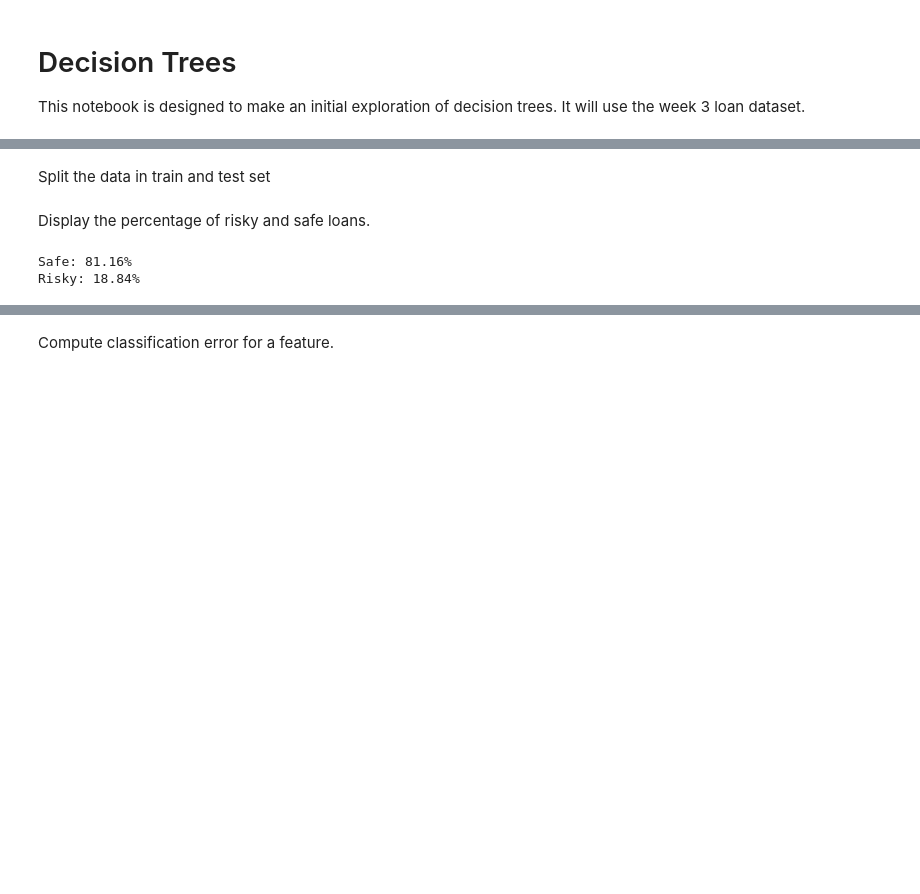
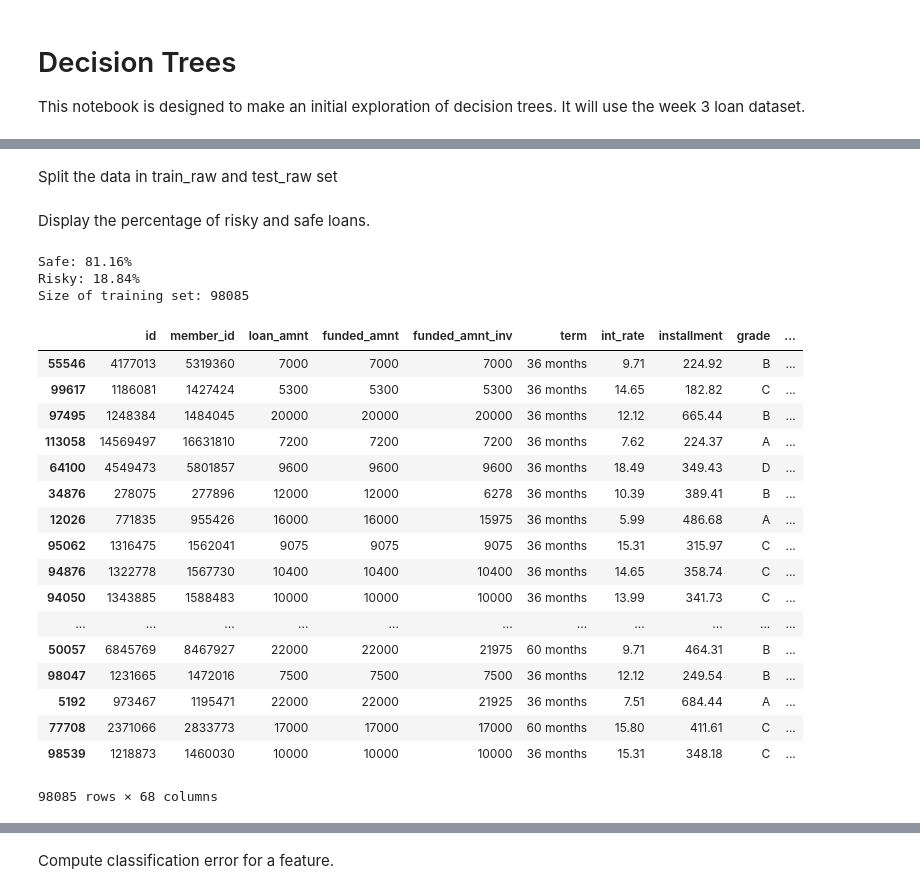
Before and after one commit to grantcooksey/mlcoursera, a Jupyter notebook: classification/Decision Trees.ipynb, the cells around one changed output, grey strips where cells are left out. Saved outputs shown, nothing was run; the diff lists cells and outputs as text; code cells hidden in the pictures; blank space fills up the shorter version.

```diff
--- a/classification/Decision Trees.ipynb
+++ b/classification/Decision Trees.ipynb
@@ -13,18 +13,41 @@ Format the output column to reflect safe as 1 and a risky loan as -1.
 # %%
-loans['output'] = loans['bad_loans'].apply(lambda x : +1 if x==0 else -1)
+loans['target'] = loans['bad_loans'].apply(lambda x : +1 if x==0 else -1)
 loans = loans.drop('bad_loans', axis=1)
 # %% [markdown]
-Split the data in train and test set
+Split the data in train_raw and test_raw set
 # %%
-train, test = train_test_split(loans, test_size=0.2, random_state=1)
+train_raw, test_raw = train_test_split(loans, test_size=0.2, random_state=1)
 # %% [markdown]
 Display the percentage of risky and safe loans.
 # %%
-percent_safe = train[train['output'] == 1].size / (1.0 * train.size) * 100
-percent_risky = train[train['output'] == -1].size / (1.0 * train.size) * 100
+percent_safe_raw = train_raw[train_raw['target'] == 1].size / (1.0 * train_raw.size) * 100
+percent_risky_raw = train_raw[train_raw['target'] == -1].size / (1.0 * train_raw.size) * 100
 
-print('Safe: {0:.2f}%'.format(percent_safe))
-print('Risky: {0:.2f}%'.format(percent_risky))
+print('Safe: {0:.2f}%'.format(percent_safe_raw))
+print('Risky: {0:.2f}%'.format(percent_risky_raw))
+print('Size of training set: {0}'.format(len(train_raw.index)))
 # %% [output]
 Safe: 81.16%
 Risky: 18.84%
+Size of training set: 98085
+# %%
+train_raw
+# %% [output]
+|  | id | member_id | loan_amnt | funded_amnt | funded_amnt_inv | term | int_rate | installment | grade | ... |
+| 55546 | 4177013 | 5319360 | 7000 | 7000 | 7000 | 36 months | 9.71 | 224.92 | B | ... |
+| 99617 | 1186081 | 1427424 | 5300 | 5300 | 5300 | 36 months | 14.65 | 182.82 | C | ... |
+| 97495 | 1248384 | 1484045 | 20000 | 20000 | 20000 | 36 months | 12.12 | 665.44 | B | ... |
+| 113058 | 14569497 | 16631810 | 7200 | 7200 | 7200 | 36 months | 7.62 | 224.37 | A | ... |
+| 64100 | 4549473 | 5801857 | 9600 | 9600 | 9600 | 36 months | 18.49 | 349.43 | D | ... |
+| 34876 | 278075 | 277896 | 12000 | 12000 | 6278 | 36 months | 10.39 | 389.41 | B | ... |
+| 12026 | 771835 | 955426 | 16000 | 16000 | 15975 | 36 months | 5.99 | 486.68 | A | ... |
+| 95062 | 1316475 | 1562041 | 9075 | 9075 | 9075 | 36 months | 15.31 | 315.97 | C | ... |
+| 94876 | 1322778 | 1567730 | 10400 | 10400 | 10400 | 36 months | 14.65 | 358.74 | C | ... |
+| 94050 | 1343885 | 1588483 | 10000 | 10000 | 10000 | 36 months | 13.99 | 341.73 | C | ... |
+| ... | ... | ... | ... | ... | ... | ... | ... | ... | ... | ... |
+| 50057 | 6845769 | 8467927 | 22000 | 22000 | 21975 | 60 months | 9.71 | 464.31 | B | ... |
+| 98047 | 1231665 | 1472016 | 7500 | 7500 | 7500 | 36 months | 12.12 | 249.54 | B | ... |
+| 5192 | 973467 | 1195471 | 22000 | 22000 | 21925 | 36 months | 7.51 | 684.44 | A | ... |
+| 77708 | 2371066 | 2833773 | 17000 | 17000 | 17000 | 60 months | 15.80 | 411.61 | C | ... |
+| 98539 | 1218873 | 1460030 | 10000 | 10000 | 10000 | 36 months | 15.31 | 348.18 | C | ... |
+98085 rows × 68 columns
```
Also changed, not shown: parts of 15 cells of this notebook.
